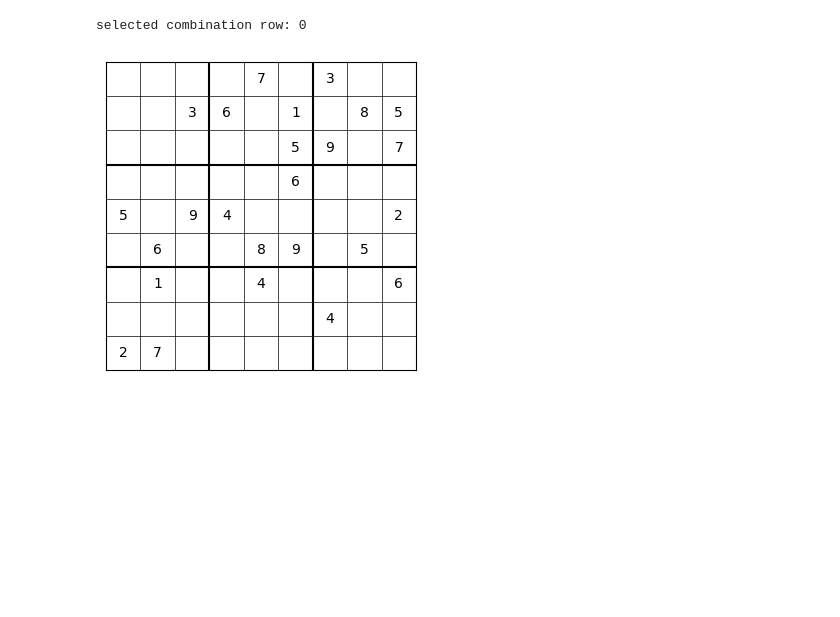
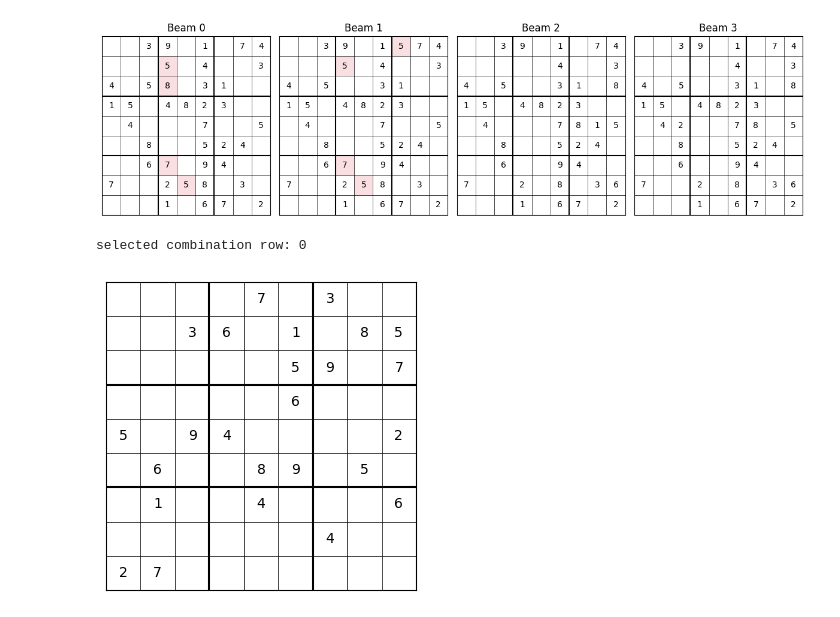
Before and after one commit to Paescal/gidd, a Jupyter notebook: gidd/eval/generation_info_analysis.ipynb, the cells around one changed output. Drawn from its saved outputs; the diff is of its cells as text; code cells hidden in the pictures; blank space fills up the shorter version.

Commit message:
progress on beam search and analysis thereof

```diff
--- a/gidd/eval/generation_info_analysis.ipynb
+++ b/gidd/eval/generation_info_analysis.ipynb
@@ -29,12 +29,14 @@ logits_dict = {}
 confidence_t_0_dict = {}
 marginals_dict = {}
 change_events_table_dict = {}
+forward_calls_dict = {}
+prune_correct_dict = {}
 denoise_config_dict = {}
 combination_rows = []
 
 for combination_row in combination_row_ids:
     dir_path = f"{base_dir}/combination_{combination_row}"
-    meta, history, logits, confidence_t_0, marginals, change_events_table, forward_calls = GenerationInfoHandler.load_all(dir_path)
+    meta, history, logits, confidence_t_0, marginals, change_events_table, forward_calls, prune_correct = GenerationInfoHandler.load_all(dir_path)
     dir_path_dict[combination_row] = dir_path
     meta_dict[combination_row] = meta
     history_dict[combination_row] = history
@@ -42,6 +44,8 @@ for combination_row in combination_row_ids:
     confidence_t_0_dict[combination_row] = confidence_t_0
     marginals_dict[combination_row] = marginals
     change_events_table_dict[combination_row] = change_events_table
+    forward_calls_dict[combination_row] = forward_calls
+    prune_correct_dict[combination_row] = prune_correct
     denoise_config_dict[combination_row] = meta['sampling']['p_denoise']
 
     sampling_parameters = meta['sampling'].copy()
@@ -59,0 +64,76 @@ print(meta_dict[combination_row_ids[0]])
+# %%
+# Analyze prune_correct
+
+from matplotlib.patches import Rectangle
+def visualize_beams(z_ts, solution):
+    num_beams = z_ts.shape[0]
+    seq_len = z_ts.shape[-1]
+
+    rows = math.ceil(math.sqrt(seq_len))
+    cols = seq_len // rows + (1 if seq_len % rows != 0 else 0)
+
+    fig, axes = plt.subplots(1, num_beams, figsize=(12, 3.5))
+    for beam_idx, ax in enumerate(axes):
+        z_t = z_ts[beam_idx]
+        ax.set_title(f"Beam {beam_idx}")
+        ax.set_xticks(np.arange(-0.5, cols, 1), minor=True)
+        ax.set_yticks(np.arange(-0.5, rows, 1), minor=True)
+        ax.tick_params(which="both", bottom=False, left=False, labelbottom=False, labelleft=False)
+
+        # token grid
+        grid = np.full((rows, cols), -1, dtype=np.int32)
+        upto = min(seq_len, rows * cols)
+        grid.flat[:upto] = z_t[:upto]
+
+        # overlay token values
+        for i in range(upto):
+            r, c = divmod(i, cols)
+            token = int(z_t[i])
+            token_str = str(token + 1) if token != mask_token_id else ""
+            ax.text(c, r, token_str, ha="center", va="center")
+
+        # fill incorrect cells
+        incorrect_mask = (z_t != solution) & (z_t != mask_token_id)
+        incorrect_indices = np.flatnonzero(incorrect_mask)
+        for i in incorrect_indices:
+            if i >= upto:
+                continue
+            r, c = divmod(i, cols)
+            ax.add_patch(Rectangle(
+                (c - 0.5, r - 0.5), 1, 1,
+                facecolor="#f8d7da",  # light red
+                edgecolor="none",
+                alpha=0.8,
+                zorder=0.1  # behind text/selection, ahead of background
+            ))
+
+        # thin grid lines
+        ax.grid(which="minor", color="black", linewidth=0.5)
+
+        # thick box lines
+        if rows == cols:
+            box = int(math.sqrt(rows))
+            for r in range(box, rows, box):
+                ax.axhline(r-0.5, color="black", linewidth=1.5)
+            for c in range(box, cols, box):
+                ax.axvline(c-0.5, color="black", linewidth=1.5)
+
+        ax.set_xlim(-0.5, cols - 0.5)
+        ax.set_ylim(rows - 0.5, -0.5)
+
+    plt.tight_layout()
+    plt.show()
+
+current_combination_row = combination_row_ids[0]
+prune_correct = prune_correct_dict[current_combination_row]
+print(len(prune_correct))
+for sample_prune_correct in prune_correct[:1]:
+    z_ts = sample_prune_correct['z_ts'][:, -81:]
+    beam_scores = sample_prune_correct['beam_scores']
+    is_correct = sample_prune_correct['is_correct']
+    solution = sample_prune_correct['solution'][-81:]
+    steps = sample_prune_correct['steps']
+    print(is_correct)
+    print(steps)
+    visualize_beams(z_ts, solution)
+# %% [output]
@@ -60,3 +141,4 @@ print(meta_dict[combination_row_ids[0]])
+[figure, added]
 # %%
 # Select combination to analyze
 
```
Also changed, not shown: parts of 6 cells of this notebook, 6 other files.
